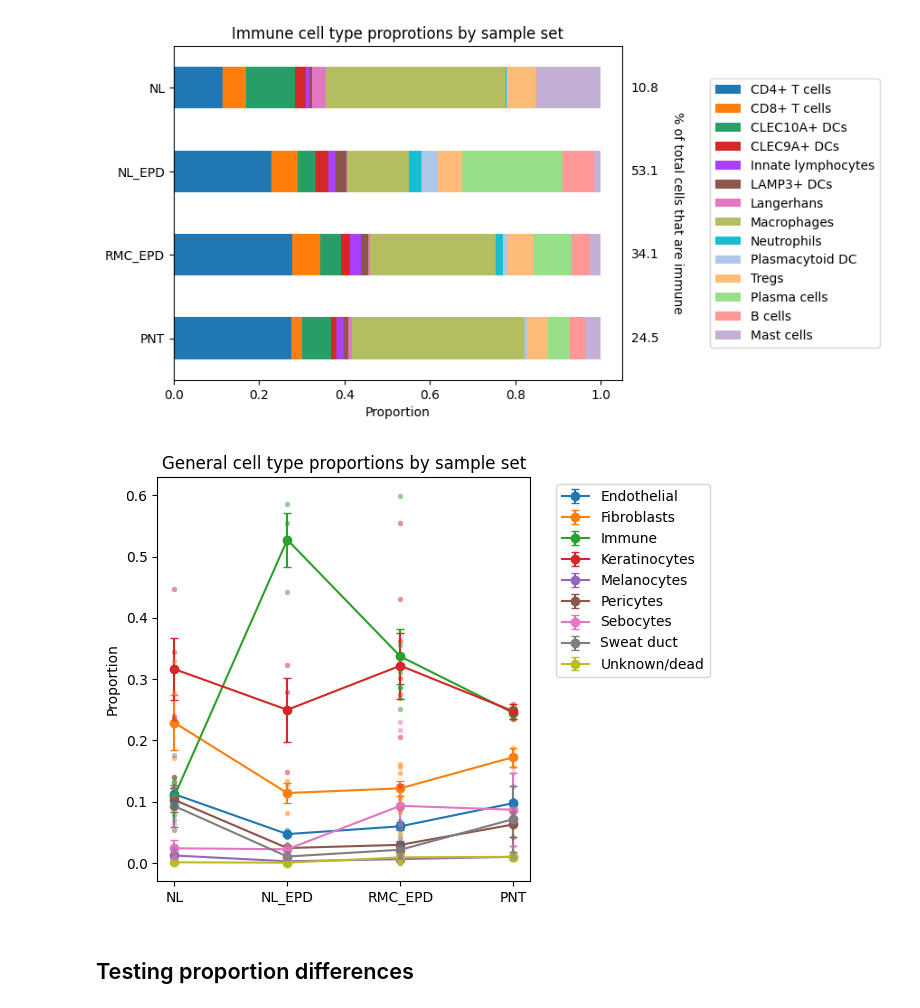
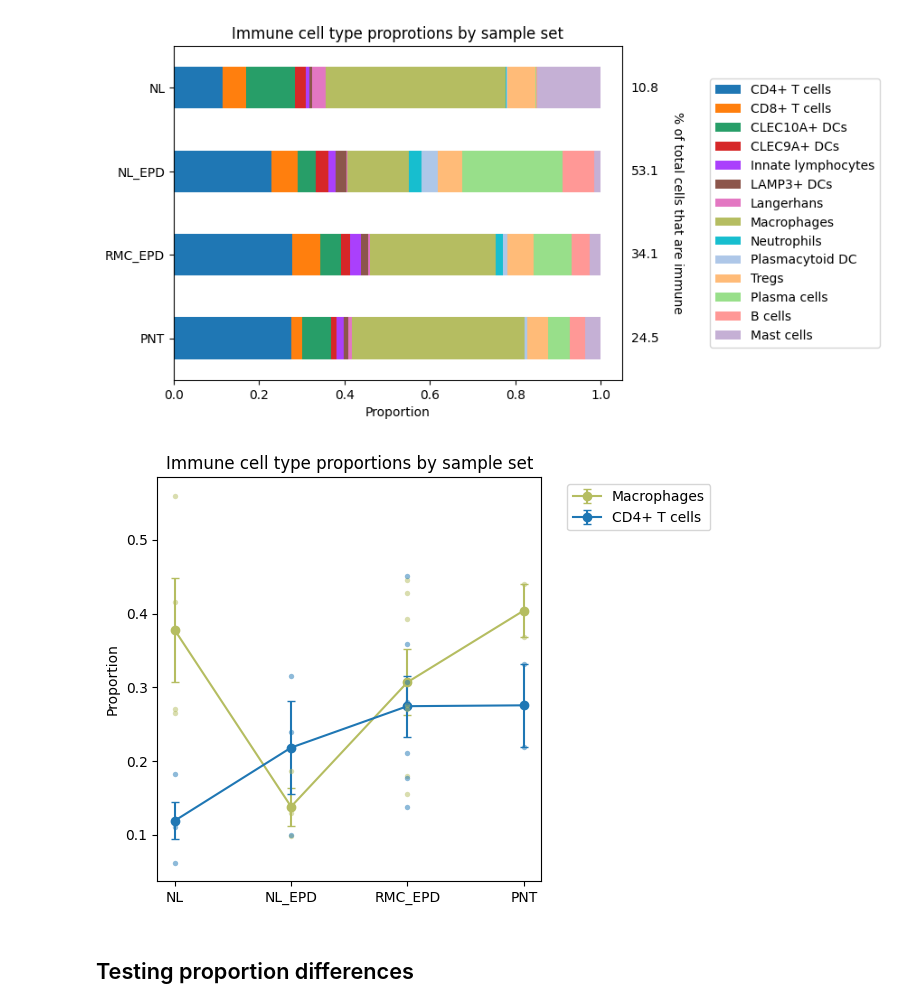
Before and after one commit to burkelawlor/hci-xenium, a Jupyter notebook: notebooks/1.15-rmc-annotation-detailed.ipynb, the cells around one changed output. Cells and saved outputs as stored; diff of their text form; code cells hidden in the pictures.

Commit message:
add subset to plot_proportions_line

```diff
--- a/notebooks/1.15-rmc-annotation-detailed.ipynb
+++ b/notebooks/1.15-rmc-annotation-detailed.ipynb
@@ -180,13 +180,20 @@ plot_proportions_bar(
 [figure]
 # %%
 order=['NL','NL_EPD','RMC_EPD','PNT']
+# props = plot_proportions_line(
+#     adata_rmc, 'sample_set_2', 'ct_general',
+#     order=order, title='General cell type proportions by sample set',
+#     sample_name_col='sample_name',
+# )
+
 props = plot_proportions_line(
-    adata_rmc, 'sample_set_2', 'ct_general',
-    order=order, title='General cell type proportions by sample set',
+    adata_rmc[adata_rmc.obs['ct_general'] == 'Immune'], 'sample_set_2', 'ct_immune',
+    order=order, title='Immune cell type proportions by sample set',
     sample_name_col='sample_name',
+    subset=['Macrophages','CD4+ T cells']
 )
 # %% [output]
-[figure, old version]
+[figure, new version]
 # %% [markdown]
 ## Testing proportion differences
 # %% [markdown]
```
